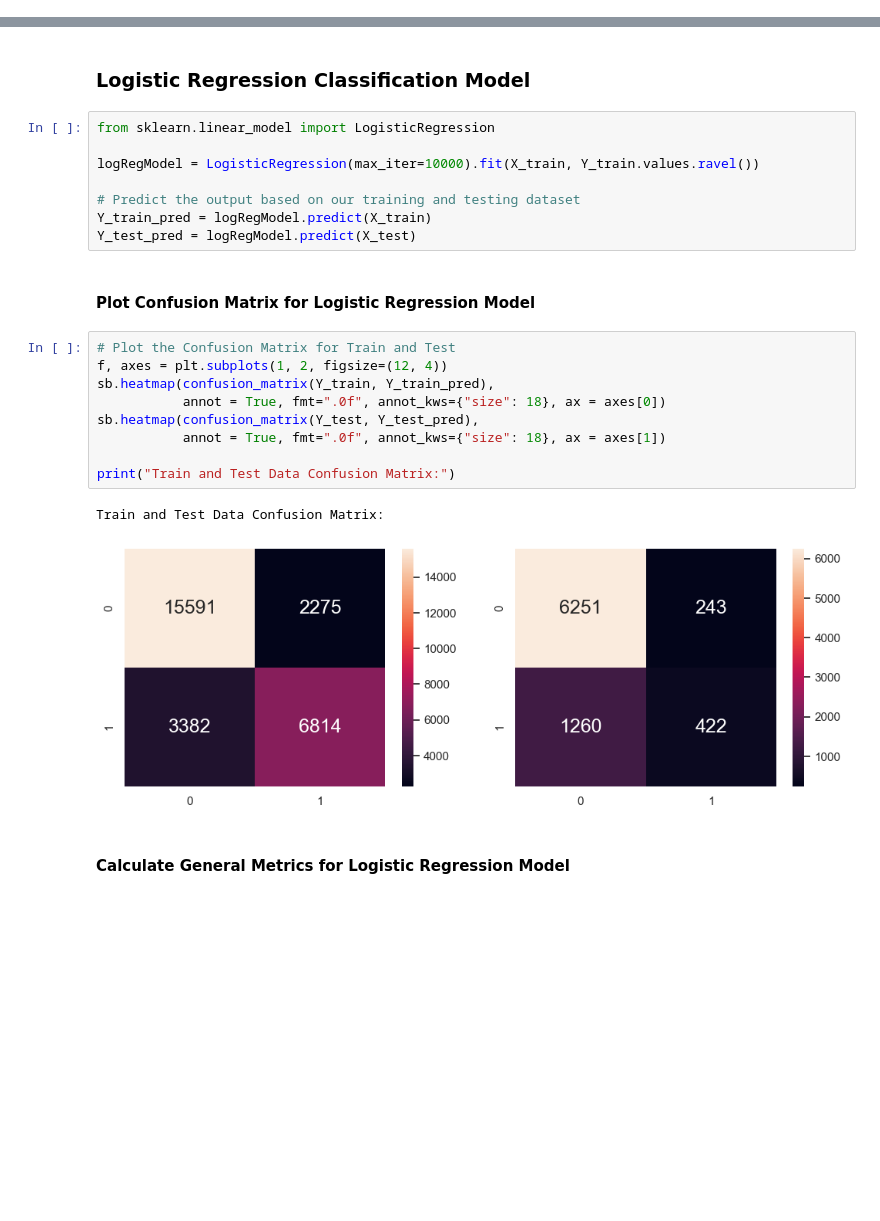
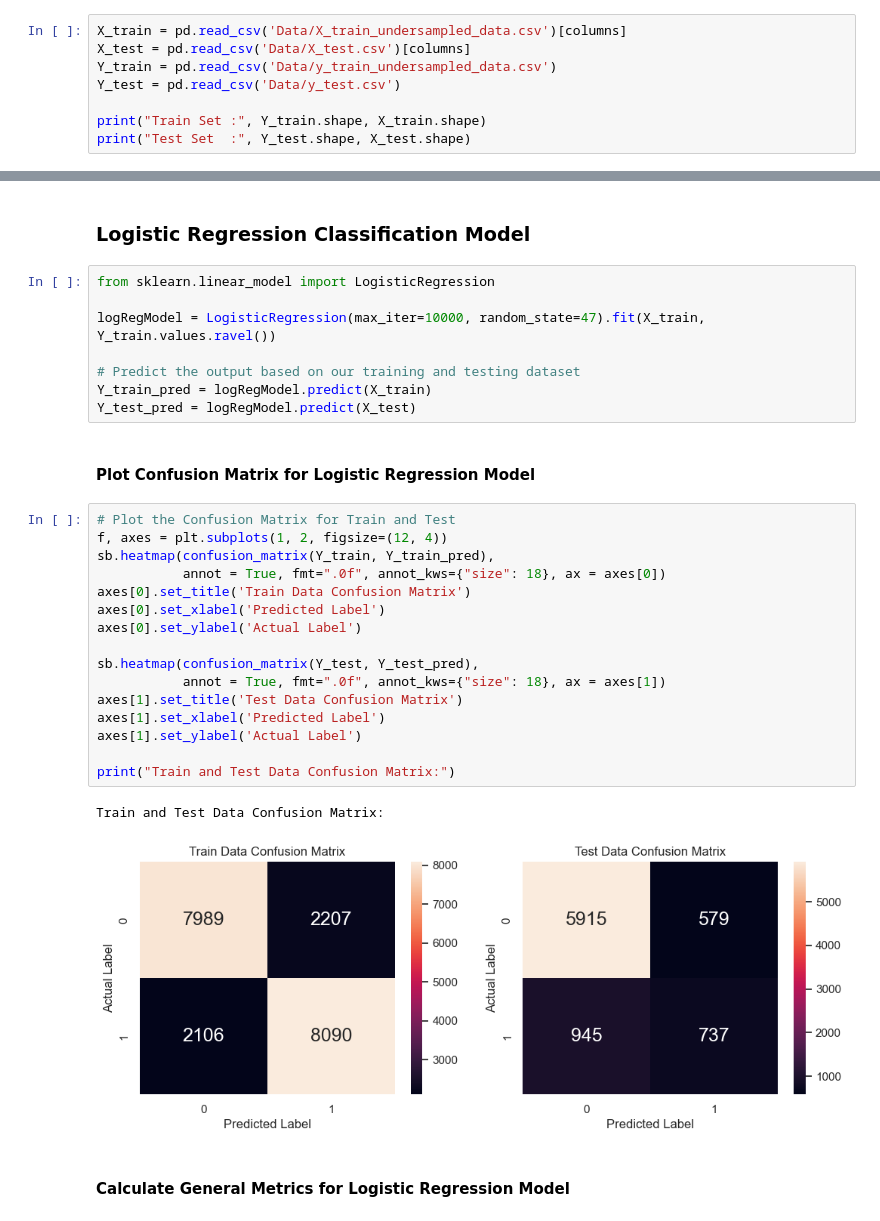
Before and after one commit to suyatinglaura/CS3244_Reservation_Cancellations_Prediction, a Jupyter notebook: ClassificationModels.ipynb, the cells around one changed output, grey strips where cells are left out. Saved outputs shown, nothing was run; the diff lists cells and outputs as text; blank space fills up the shorter version.

Commit message:
Updated ClassificationModels with Comparison and Explanation

```diff
--- a/ClassificationModels.ipynb
+++ b/ClassificationModels.ipynb
@@ -27,0 +17,8 @@ Test Set  : (8176, 1) (8176, 39)
+# %%
+X_train = pd.read_csv('Data/X_train_undersampled_data.csv')[columns]
+X_test = pd.read_csv('Data/X_test.csv')[columns]
+Y_train = pd.read_csv('Data/y_train_undersampled_data.csv')
+Y_test = pd.read_csv('Data/y_test.csv')
+
+print("Train Set :", Y_train.shape, X_train.shape)
+print("Test Set  :", Y_test.shape, X_test.shape)
@@ -41,7 +40,7 @@ test_metrics = pd.DataFrame(columns=['Classification Model', 'Accuracy', 'Precis
 # %%
 from sklearn.linear_model import LogisticRegression
 
-logRegModel = LogisticRegression(max_iter=10000).fit(X_train, Y_train.values.ravel())
+logRegModel = LogisticRegression(max_iter=10000, random_state=47).fit(X_train, Y_train.values.ravel())
 
 # Predict the output based on our training and testing dataset
 Y_train_pred = logRegModel.predict(X_train)
@@ -51,14 +50,21 @@ Y_test_pred = logRegModel.predict(X_test)
 # %%
 # Plot the Confusion Matrix for Train and Test
 f, axes = plt.subplots(1, 2, figsize=(12, 4))
 sb.heatmap(confusion_matrix(Y_train, Y_train_pred),
            annot = True, fmt=".0f", annot_kws={"size": 18}, ax = axes[0])
+axes[0].set_title('Train Data Confusion Matrix')
+axes[0].set_xlabel('Predicted Label')
+axes[0].set_ylabel('Actual Label')
+
 sb.heatmap(confusion_matrix(Y_test, Y_test_pred),
            annot = True, fmt=".0f", annot_kws={"size": 18}, ax = axes[1])
+axes[1].set_title('Test Data Confusion Matrix')
+axes[1].set_xlabel('Predicted Label')
+axes[1].set_ylabel('Actual Label')
 
 print("Train and Test Data Confusion Matrix:")
 # %% [output]
 Train and Test Data Confusion Matrix:
-[figure, old version]
+[figure, new version]
 # %% [markdown]
 #### Calculate General Metrics for Logistic Regression Model
```
Also changed, not shown: parts of 29 cells of this notebook.
